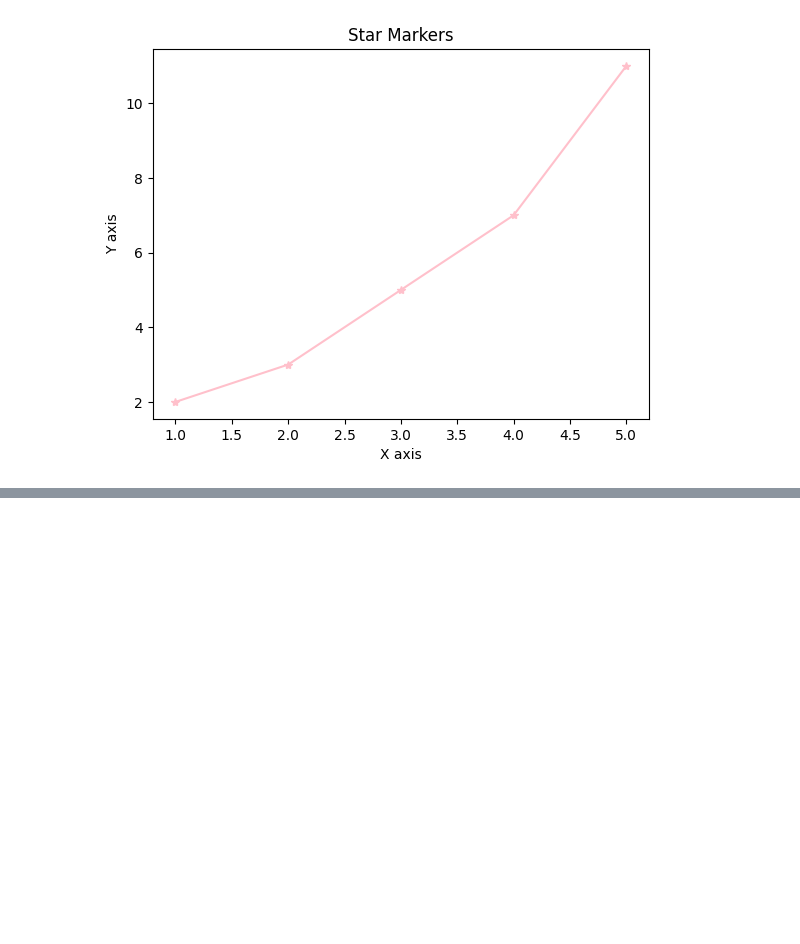
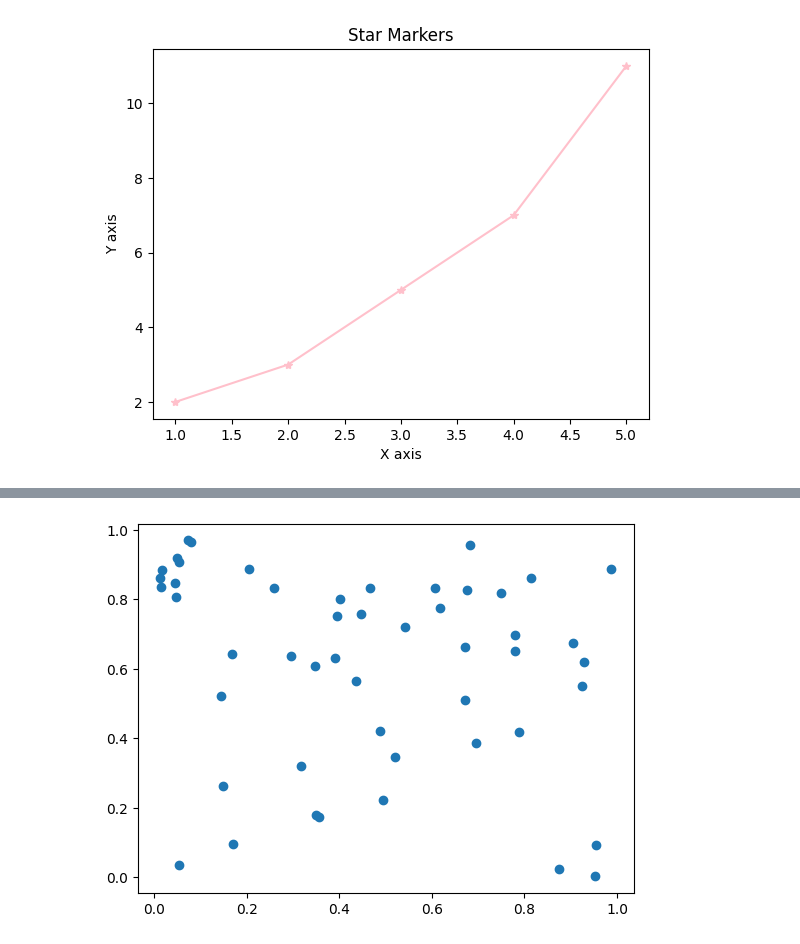
Before and after one commit to JulissaAlmaraz/data-analytics, a Jupyter notebook: week-07/Ex3A_Plotting_Data.ipynb, the cells around one changed output, grey strips where cells are left out. Saved outputs shown, nothing was run; the diff lists cells and outputs as text; code cells hidden in the pictures; blank space fills up the shorter version.

```diff
--- a/week-07/Ex3A_Plotting_Data.ipynb
+++ b/week-07/Ex3A_Plotting_Data.ipynb
@@ -75,0 +95,7 @@ plt.show()
+# %%
+x = np.random.rand(50)
+y = np.random.rand(50)
+plt.scatter(x, y)
+plt.show()
+# %% [output]
+[figure, added]
```
Also changed, not shown: parts of 7 cells of this notebook.
